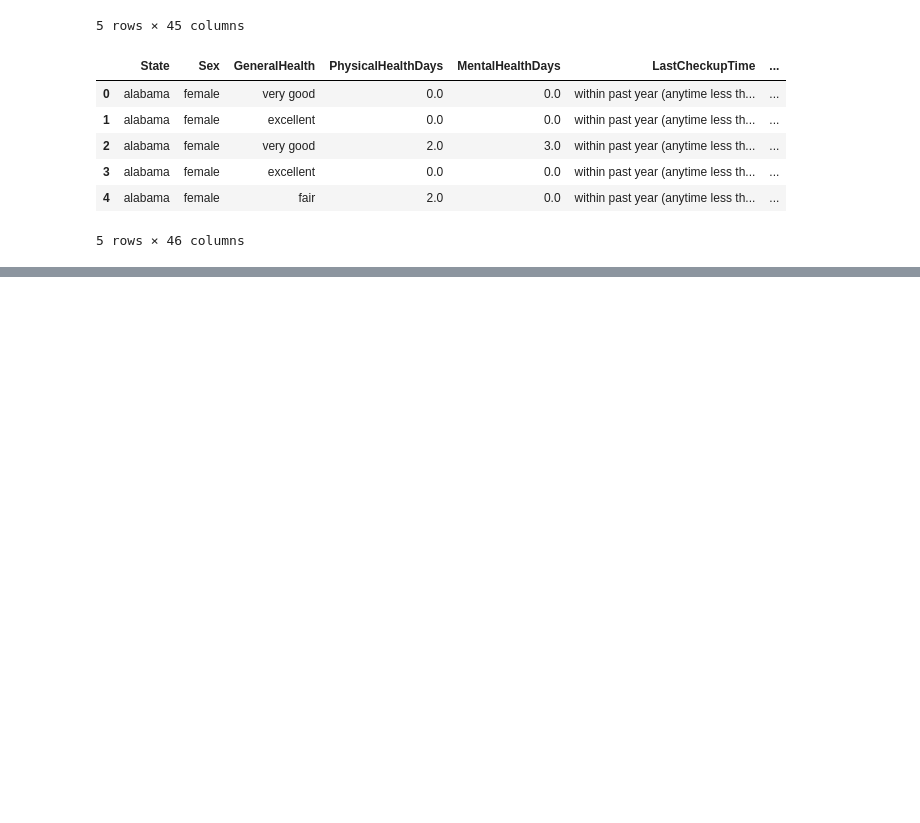
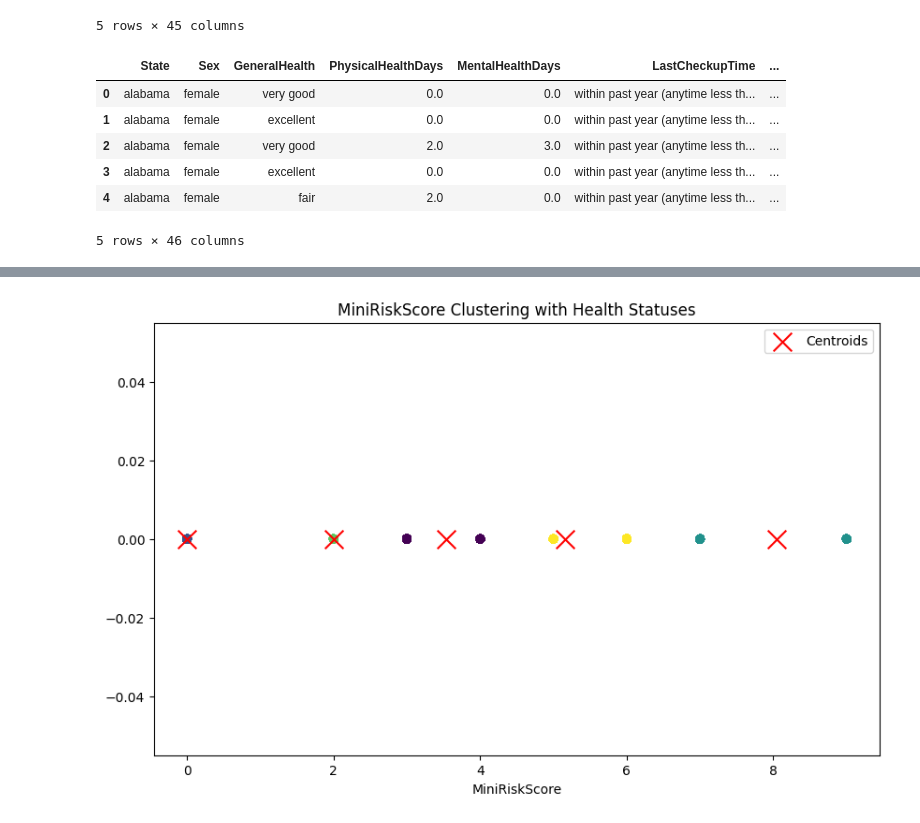
Before and after one commit to nikigurunathan/My-DAC-Curriculum, a Jupyter notebook: DAC_Internal_Project/Heart/Heart_MiniML_Model.ipynb, the cells around one changed output, grey strips where cells are left out. Drawn from its saved outputs; the diff is of its cells as text; code cells hidden in the pictures; blank space fills up the shorter version.

```diff
--- a/DAC_Internal_Project/Heart/Heart_MiniML_Model.ipynb
+++ b/DAC_Internal_Project/Heart/Heart_MiniML_Model.ipynb
@@ -50,0 +107,25 @@ df.to_csv('UpdatedHeart_Copy.csv', index=False)
+# %%
+# actually coding the model
+column = df['MiniRiskScore']
+miniriskscore_2d = column.values.reshape(-1,1) # changing it to a 2D array
+
+kmeans_minirs = KMeans(n_clusters=5, random_state=42, n_init=10).fit(miniriskscore_2d)
+
+labels = kmeans_minirs.labels_
+
+status_mapping = {
+    0: "excellent",
+    1: "very good",
+    2: "good",
+    3: "fair",
+    4: "poor"
+}
+health_statuses = [status_mapping[label] for label in labels]
+
+df['MiniTrueHealth'] = health_statuses
+
+print(df[['MiniRiskScore', 'MiniTrueHealth']].head())
+
+print(df['MiniTrueHealth'].value_counts())
+
+df.to_csv('/Users/nikgurunathan/Desktop/My-DAC-Curriculum/DAC_Internal_Project/Heart/Heart_cleaned_copy.csv', index=False)
@@ -50,0 +193,16 @@ df.to_csv('UpdatedHeart_Copy.csv', index=False)
+# %%
+# Plot the MiniRiskScore against the assigned health status
+plt.figure(figsize=(10, 6))
+plt.scatter(df['MiniRiskScore'], np.zeros_like(df['MiniRiskScore']), c=labels, cmap='viridis', marker='o')
+
+# Add centroids to the plot
+centroids = kmeans_minirs.cluster_centers_
+plt.scatter(centroids, np.zeros_like(centroids), color='red', marker='x', s=200, label='Centroids')
+
+# Customize the plot
+plt.xlabel('MiniRiskScore')
+plt.title('MiniRiskScore Clustering with Health Statuses')
+plt.legend()
+plt.show()
+# %% [output]
+[figure, added]
```
Also changed, not shown: parts of 8 cells of this notebook, 2 other files.
